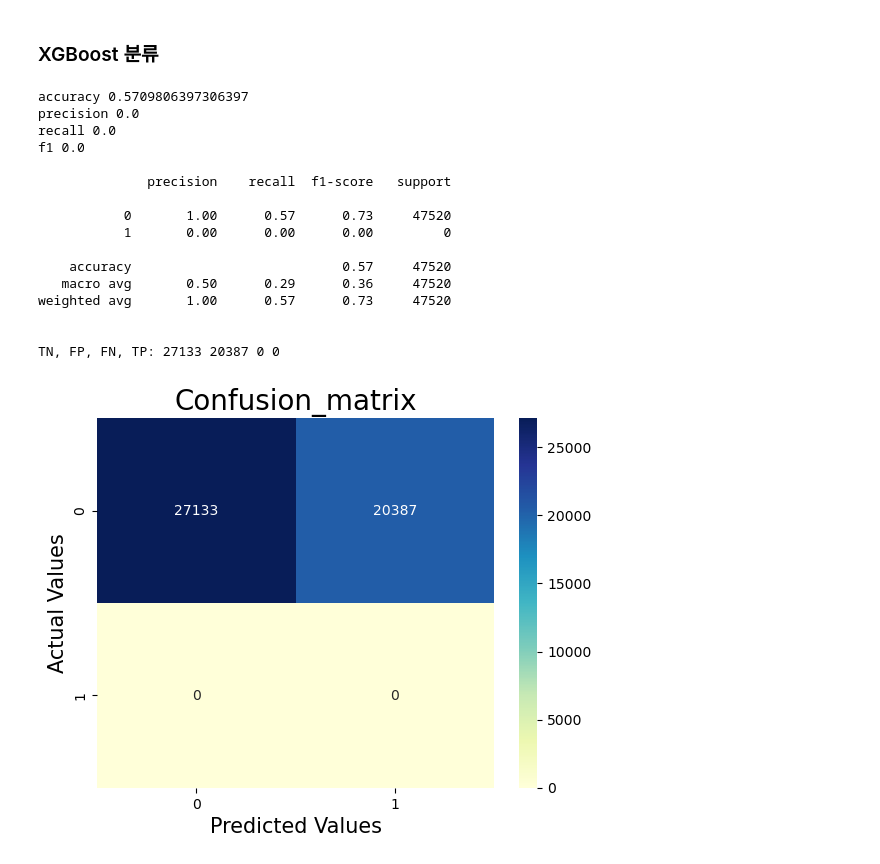
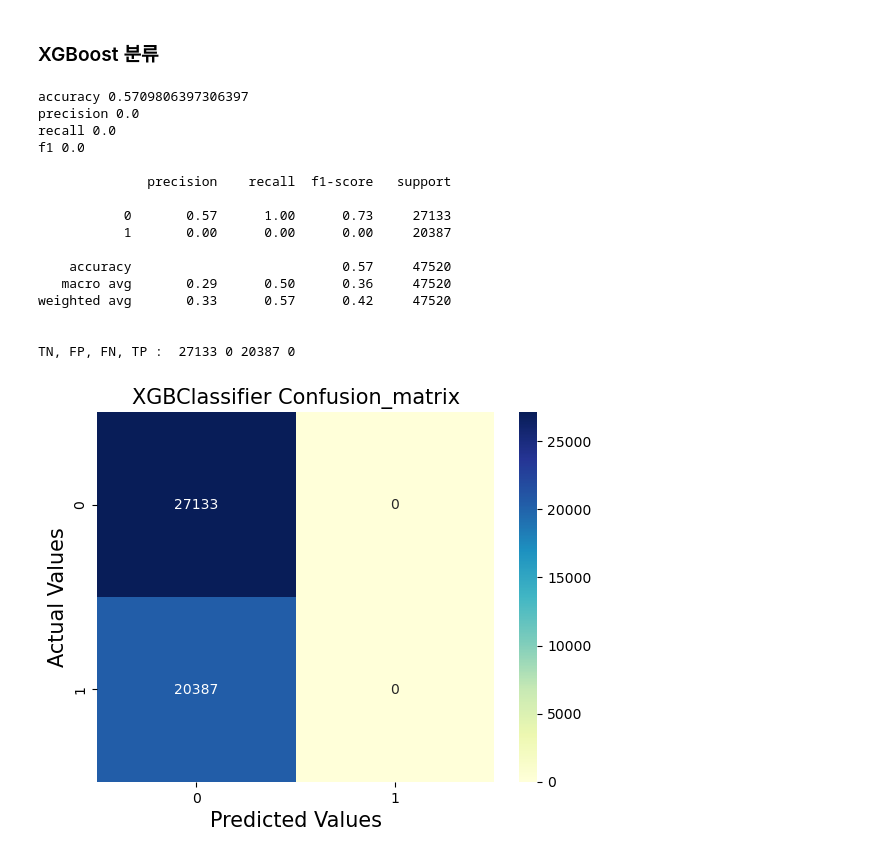
Before and after one commit to dbfla3831/STUDY, a Jupyter notebook: project/제조데이터_분석/핀성형기의_가동_상태_탐지.ipynb, the cells around one changed output. Cells and saved outputs as stored; diff of their text form; code cells hidden in the pictures.

```diff
--- a/project/제조데이터_분석/핀성형기의_가동_상태_탐지.ipynb
+++ b/project/제조데이터_분석/핀성형기의_가동_상태_탐지.ipynb
@@ -475,42 +671,42 @@ TN, FP, FN, TP: 26987 104 146 20283
 # %%
 xgb = XGBClassifier(learning_rate = 0.0001,objective = 'reg:squarederror')
 xgb.fit(np.array(X_train),np.array(y_train))
 xgb_pred = xgb.predict(np.array(X_test))
 
-print('accuracy', accuracy_score(xgb_pred, y_test))
-print('precision', precision_score(xgb_pred, y_test))
-print('recall', recall_score(xgb_pred, y_test))
-print('f1', f1_score(xgb_pred, y_test))
+print('accuracy', accuracy_score(y_test, xgb_pred))
+print('precision', precision_score(y_test, xgb_pred))
+print('recall', recall_score(y_test, xgb_pred))
+print('f1', f1_score(y_test, xgb_pred))
 
 print()
 
 # 자세한 분류 보고서
-print(classification_report(xgb_pred, y_test))
+print(classification_report(y_test, xgb_pred))
 
 print()
 
-sns.heatmap(confusion_matrix(xgb_pred, y_test), annot = True, fmt = ".0f", cmap = 'YlGnBu')
+sns.heatmap(confusion_matrix(y_test, xgb_pred), annot = True, fmt = ".0f", cmap = 'YlGnBu')
 plt.xlabel('Predicted Values', size = 15)
 plt.ylabel('Actual Values', size = 15)
-plt.title('Confusion_matrix', size = 20)
+plt.title('XGBClassifier Confusion_matrix', size = 15)
 
-tn, fp, fn, tp = confusion_matrix(xgb_pred, y_test).ravel()
-print("TN, FP, FN, TP:",tn,fp,fn,tp)
+tn, fp, fn, tp = confusion_matrix(y_test, xgb_pred).ravel()
+print("TN, FP, FN, TP : ", tn, fp, fn, tp)
 # %% [output]
 accuracy 0.5709806397306397
 precision 0.0
 recall 0.0
 f1 0.0
 
               precision    recall  f1-score   support
 
-           0       1.00      0.57      0.73     47520
-           1       0.00      0.00      0.00         0
+           0       0.57      1.00      0.73     27133
+           1       0.00      0.00      0.00     20387
 
     accuracy                           0.57     47520
-   macro avg       0.50      0.29      0.36     47520
-weighted avg       1.00      0.57      0.73     47520
+   macro avg       0.29      0.50      0.36     47520
+weighted avg       0.33      0.57      0.42     47520
 
 
-TN, FP, FN, TP: 27133 20387 0 0
+TN, FP, FN, TP :  27133 0 20387 0
-[figure, old version]
+[figure, new version]
```
Also changed, not shown: parts of 34 cells of this notebook.
